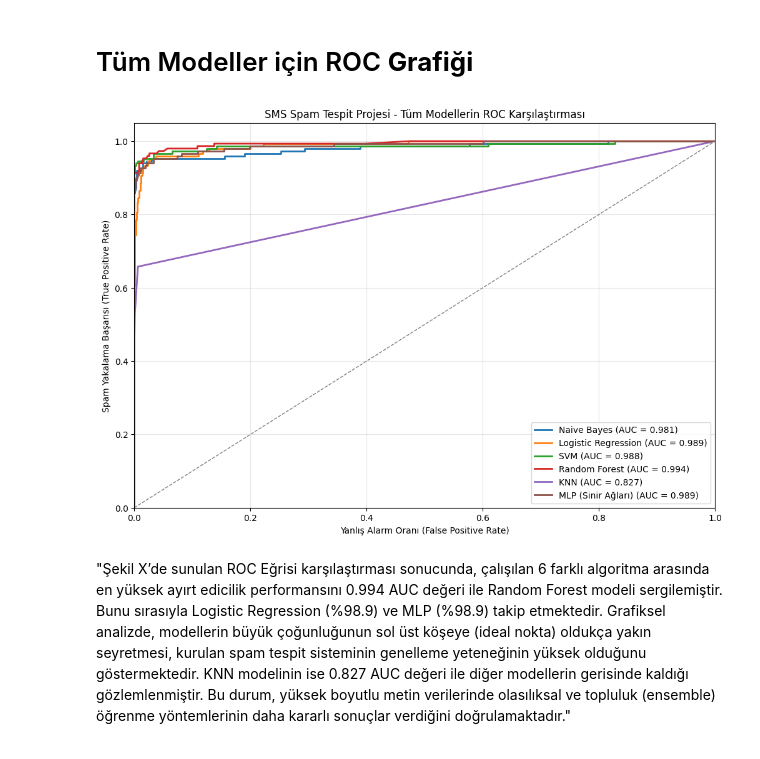
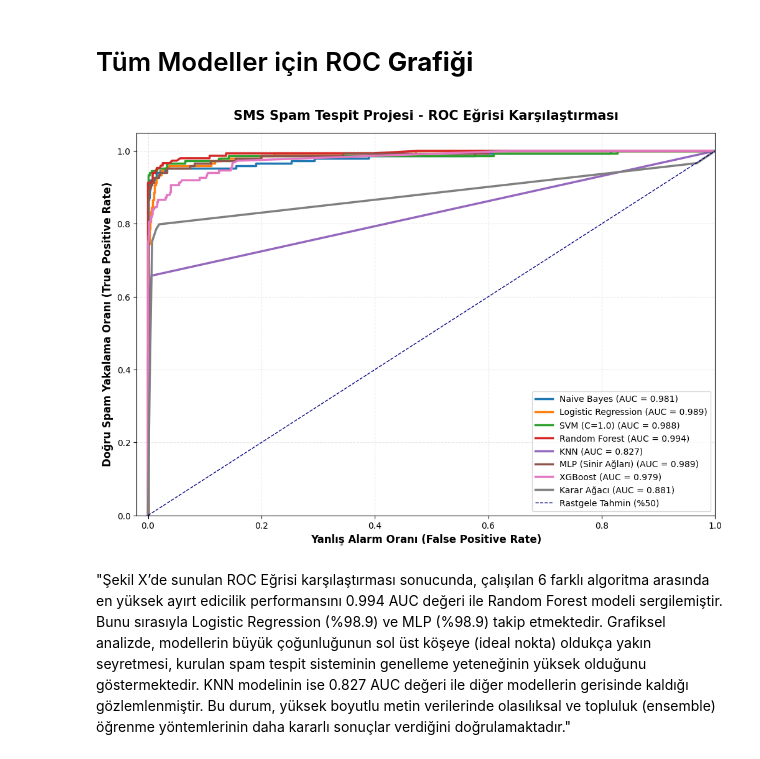
Before and after one commit to zeynepbykn/SMS_Spam_Tespiti_Proje, a Jupyter notebook: SMS_spam_veriBilimi_proje.ipynb, the cells around one changed output. Drawn from its saved outputs; the diff is of its cells as text; code cells hidden in the pictures.

```diff
--- a/SMS_spam_veriBilimi_proje.ipynb
+++ b/SMS_spam_veriBilimi_proje.ipynb
@@ -1105,41 +1028,48 @@ SVC(kernel='linear', probability=True, random_state=42)
 # %%
 from sklearn.metrics import roc_curve, auc
 import matplotlib.pyplot as plt
+from sklearn.svm import SVC
 
-# 1. Her modelin "Spam olma olasılığını" (Probability) alıyoruz
-# predict_proba'nın 1. indeksi [:, 1] bize spam olma ihtimalini verir.
+# --- 1. SVM MODELİNİ ROC İÇİN HAZIRLAMA (Olasılık Ayarı Açık) ---
+# C=1.0 analizinize göre en ideal değerdi, probability=True ise ROC için şart.
+svm_model = SVC(kernel='linear', C=1.0, probability=True, random_state=42)
+svm_model.fit(X_train, y_train)
+
+# --- 2. TÜM MODELLERİN OLASILIK DEĞERLERİNİ TOPLAMA ---
 probs_dict = {
     'Naive Bayes': nb_model.predict_proba(X_test)[:, 1],
     'Logistic Regression': log_model.predict_proba(X_test)[:, 1],
-    'SVM': svm_model.predict_proba(X_test)[:, 1],
+    'SVM (C=1.0)': svm_model.predict_proba(X_test)[:, 1],
     'Random Forest': rf_model.predict_proba(X_test)[:, 1],
     'KNN': knn_model.predict_proba(X_test)[:, 1],
-    'MLP (Sinir Ağları)': mlp_model.predict_proba(X_test)[:, 1]
+    'MLP (Sinir Ağları)': mlp_model.predict_proba(X_test)[:, 1],
+    'XGBoost': xgb_model.predict_proba(X_test)[:, 1],
+    'Karar Ağacı': dt_model.predict_proba(X_test)[:, 1]
 }
 
 plt.figure(figsize=(12, 8))
 
-# 2. Her model için döngüyle ROC hesaplayıp çizdirelim
-# Bu kısım her model için farklı eşik değerleri (thresholds) deneyecek
+# --- 3. ROC EĞRİLERİNİ ÇİZDİRME ---
 for name, probs in probs_dict.items():
     fpr, tpr, _ = roc_curve(y_test, probs)
-    area = auc(fpr, tpr) # AUC (Alan) hesaplıyoruz
-    plt.plot(fpr, tpr, lw=2, label=f'{name} (AUC = {area:.3f})')
+    area = auc(fpr, tpr)
+    plt.plot(fpr, tpr, lw=2.5, label=f'{name} (AUC = {area:.3f})')
 
-# 3. Şans Çizgisi (Yazı-tura atan model çizgisi)
-plt.plot([0, 1], [0, 1], color='gray', lw=1, linestyle='--')
+# --- 4. ŞANS ÇİZGİSİ (Referans) ---
+plt.plot([0, 1], [0, 1], color='navy', lw=1, linestyle='--', label='Rastgele Tahmin (%50)')
 
-# 4. Grafik Süslemeleri
-plt.xlim([0.0, 1.0])
+# --- 5. GRAFİK AYARLARI ---
+plt.xlim([-0.02, 1.0])
 plt.ylim([0.0, 1.05])
-plt.xlabel('Yanlış Alarm Oranı (False Positive Rate)')
-plt.ylabel('Spam Yakalama Başarısı (True Positive Rate)')
-plt.title('SMS Spam Tespit Projesi - Tüm Modellerin ROC Karşılaştırması')
-plt.legend(loc="lower right")
-plt.grid(alpha=0.3)
+plt.xlabel('Yanlış Alarm Oranı (False Positive Rate)', fontsize=12, fontweight='bold')
+plt.ylabel('Doğru Spam Yakalama Oranı (True Positive Rate)', fontsize=12, fontweight='bold')
+plt.title('SMS Spam Tespit Projesi - ROC Eğrisi Karşılaştırması', fontsize=15, fontweight='bold', pad=15)
+plt.legend(loc="lower right", fontsize=10)
+plt.grid(alpha=0.3, linestyle='--')
+
 plt.show()
 # %% [output]
-[figure, old version]
+[figure, new version]
 # %% [markdown]
 "Şekil X’de sunulan ROC Eğrisi karşılaştırması sonucunda, çalışılan 6 farklı algoritma arasında en yüksek ayırt edicilik performansını 0.994 AUC değeri ile Random Forest modeli sergilemiştir. Bunu sırasıyla Logistic Regression (%98.9) ve MLP (%98.9) takip etmektedir. Grafiksel analizde, modellerin büyük çoğunluğunun sol üst köşeye (ideal nokta) oldukça yakın seyretmesi, kurulan spam tespit sisteminin genelleme yeteneğinin yüksek olduğunu göstermektedir. KNN modelinin ise 0.827 AUC değeri ile diğer modellerin gerisinde kaldığı gözlemlenmiştir. Bu durum, yüksek boyutlu metin verilerinde olasılıksal ve topluluk (ensemble) öğrenme yöntemlerinin daha kararlı sonuçlar verdiğini doğrulamaktadır."
 # %% [markdown]
```
Also changed, not shown: parts of 22 cells of this notebook.
